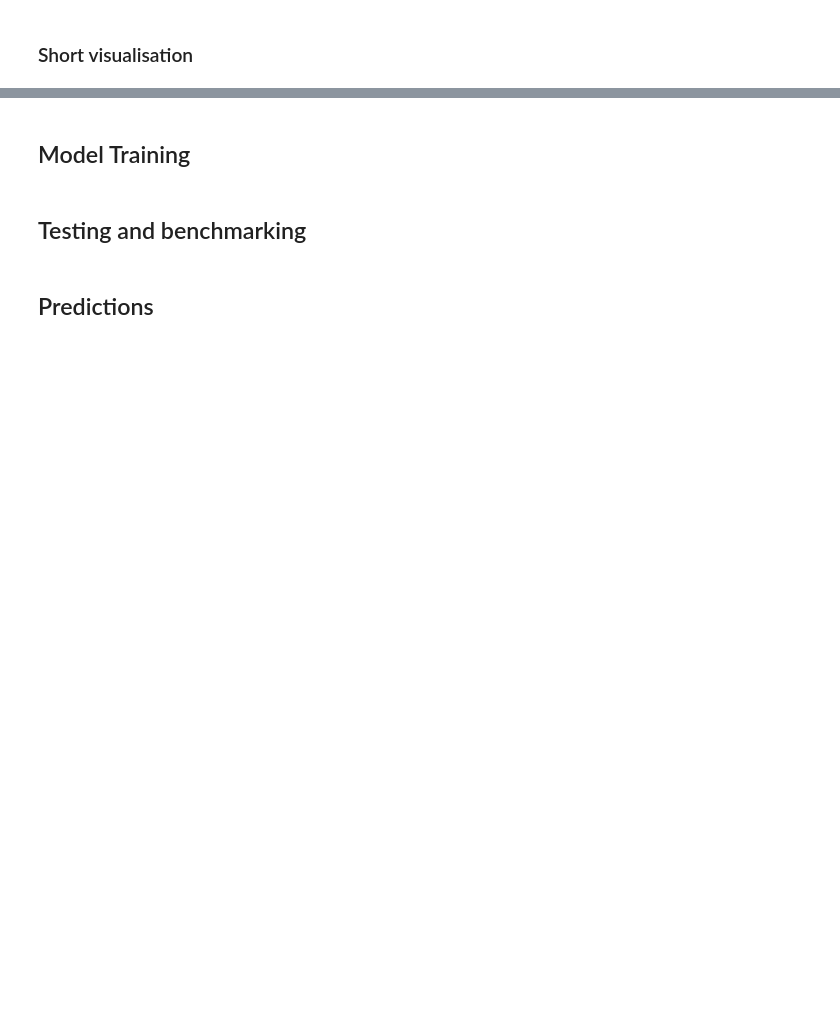
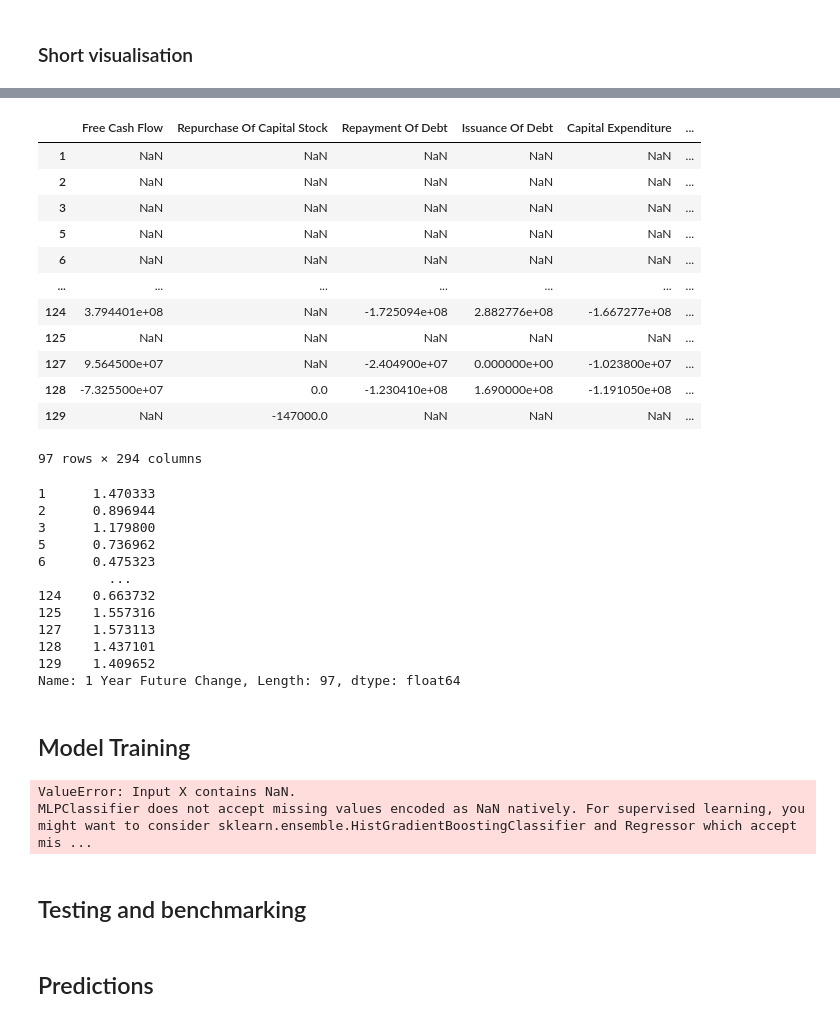
Before and after one commit to P1N60/Uni, a Jupyter notebook: VS-Code/Side-Projects/money_printer/Notebooks/money_printer.ipynb, the cells around one changed output, grey strips where cells are left out. Drawn from its saved outputs; the diff is of its cells as text; code cells hidden in the pictures; blank space fills up the shorter version.

```diff
--- a/VS-Code/Side-Projects/money_printer/Notebooks/money_printer.ipynb
+++ b/VS-Code/Side-Projects/money_printer/Notebooks/money_printer.ipynb
@@ -127,2 +178,36 @@ KeyError: "['Open Price'] not found in axis"
+# %%
+X_train = training_data.drop(columns=['Ticker', 'Date', '1 Year Future Change'])
+y_train = training_data['1 Year Future Change']
+X_test = test_data.drop(columns=['Ticker', 'Date', '1 Year Future Change'])
+y_test = test_data['1 Year Future Change']
+
+display(X_train)
+display(y_train)
+# %% [output]
+|  | Free Cash Flow | Repurchase Of Capital Stock | Repayment Of Debt | Issuance Of Debt | Capital Expenditure | ... |
+| 1 | NaN | NaN | NaN | NaN | NaN | ... |
+| 2 | NaN | NaN | NaN | NaN | NaN | ... |
+| 3 | NaN | NaN | NaN | NaN | NaN | ... |
+| 5 | NaN | NaN | NaN | NaN | NaN | ... |
+| 6 | NaN | NaN | NaN | NaN | NaN | ... |
+| ... | ... | ... | ... | ... | ... | ... |
+| 124 | 3.794401e+08 | NaN | -1.725094e+08 | 2.882776e+08 | -1.667277e+08 | ... |
+| 125 | NaN | NaN | NaN | NaN | NaN | ... |
+| 127 | 9.564500e+07 | NaN | -2.404900e+07 | 0.000000e+00 | -1.023800e+07 | ... |
+| 128 | -7.325500e+07 | 0.0 | -1.230410e+08 | 1.690000e+08 | -1.191050e+08 | ... |
+| 129 | NaN | -147000.0 | NaN | NaN | NaN | ... |
+97 rows × 294 columns
+1      1.470333
+2      0.896944
+3      1.179800
+5      0.736962
+6      0.475323
+         ...
+124    0.663732
+125    1.557316
+127    1.573113
+128    1.437101
+129    1.409652
+Name: 1 Year Future Change, Length: 97, dtype: float64
 # %% [markdown]
 ## Model Training
@@ -152,2 +214,20 @@ if trainNewModel:
+# %%
+model = MLPClassifier(
+    solver='adam',
+    alpha=1e-4,
+    hidden_layer_sizes=(50, 50, 50),
+    shuffle=False,
+    random_state=42,
+    tol=0.0001,
+    verbose=True,
+    max_iter=50,
+    batch_size=1024,
+    learning_rate='adaptive',
+    n_iter_no_change=4
+)
+model.fit(X_train, y_train)
+# %% [output]
+ValueError: Input X contains NaN.
+MLPClassifier does not accept missing values encoded as NaN natively. For supervised learning, you might want to consider sklearn.ensemble.HistGradientBoostingClassifier and Regressor which accept mis ...
 # %% [markdown]
 ## Testing and benchmarking
```
Also changed, not shown: parts of 14 cells of this notebook, 2 other files.
